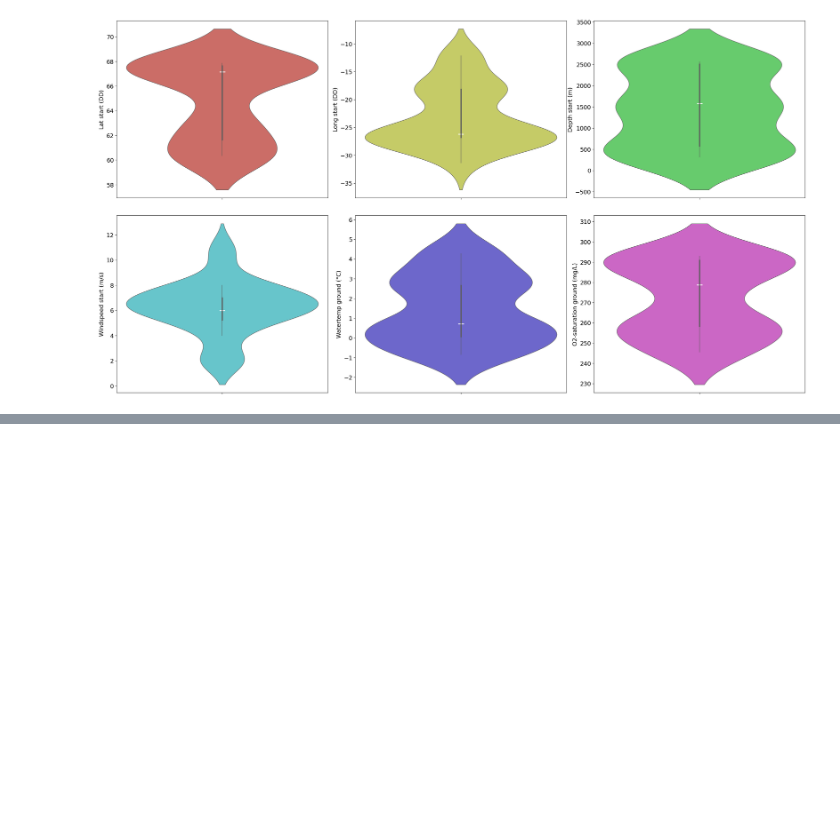
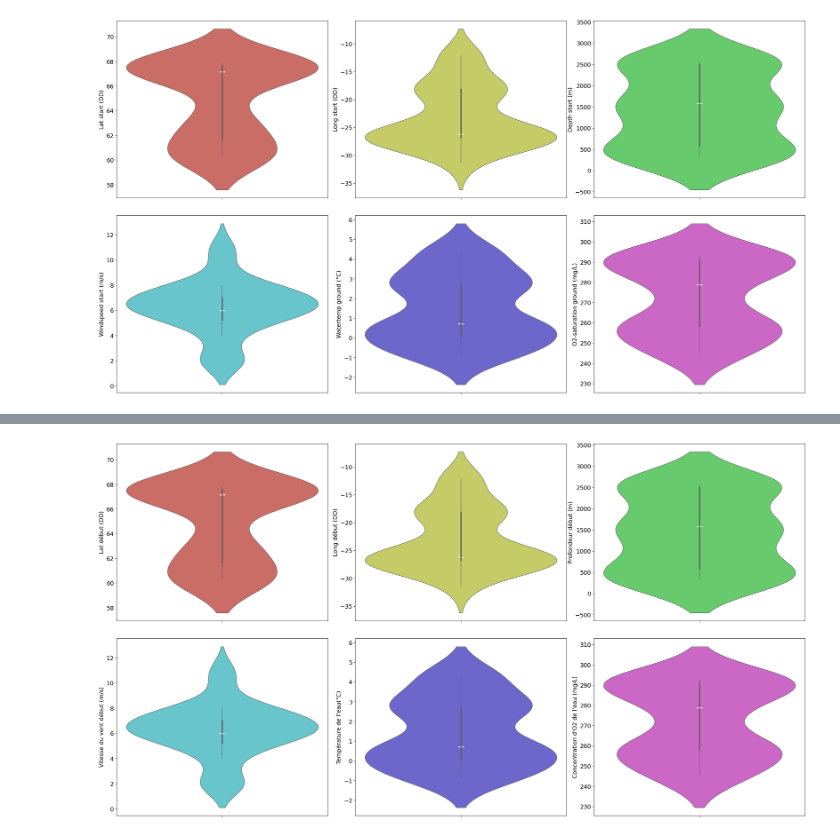
Before and after one commit to tahiri-lab/py_madaclim, a Jupyter notebook: workdir/aPhyloGeo/bin/subplot.ipynb, the cells around one changed output, grey strips where cells are left out. Cells and saved outputs as stored; diff of their text form; code cells hidden in the pictures; blank space fills up the shorter version.

```diff
--- a/workdir/aPhyloGeo/bin/subplot.ipynb
+++ b/workdir/aPhyloGeo/bin/subplot.ipynb
@@ -38,0 +50,38 @@ plt.show()
+# %%
+import pandas as pd
+import seaborn as sns
+import matplotlib.pyplot as plt
+import math
+
+df = pd.read_csv(r'..\data\data3.csv')
+columns = ['Lat_start_dec', 'Long_start_dec', 'Depth_start', 'Wind_speed_start', 'Watertemp_ground', 'O2-saturation_ground']
+column_names = ['Lat début (DD)', 'Long début (DD)', 'Profondeur début (m)', 'Vitesse du vent début (m/s)', 'Température de l\'eau(°C)', 'Concentration d\'O2 de l\'eau (mg/L)']
+fig, axs = plt.subplots(nrows=2, ncols=math.ceil(len(columns)/2), figsize=(8*math.ceil(len(columns)/2), 14), dpi=120)
+palette = sns.color_palette("hls", len(columns))
+
+for i, column in enumerate(columns):
+    row = i // math.ceil(len(columns)/2)
+    col = i % math.ceil(len(columns)/2)
+    sns.violinplot(y=df[column], ax=axs[row][col], color=palette[i], orient='v', linewidth=1)
+    axs[row][col].set_xlabel("")
+    axs[row][col].set_ylabel(column_names[i], fontsize=14)
+    axs[row][col].tick_params(axis='both', labelsize=14)
+
+    mean = df[column].mean()
+    median = df[column].median()
+    std_dev = df[column].std()
+    quartiles = df[column].quantile([0.25, 0.75]).values
+
+    x_center = axs[row][col].collections[0].get_paths()[0].vertices[:, 0].mean()
+
+    # Plot the median line only across the middle of the violin plot
+    axs[row][col].plot([x_center - 0.01, x_center + 0.01], [median, median], color='white', linestyle='-', linewidth=2)
+
+
+plt.tight_layout(rect=[0, 0.03, 1, 0.95])
+plt.subplots_adjust(hspace=0.1, wspace=0.13)  # Reduced hspace and wspace
+
+plt.savefig('../images/figure1_fr.jpg', format='jpg', dpi=300)
+plt.show()
+# %% [output]
+[figure, added]
```
Also changed, not shown: parts of 7 cells of this notebook, 14 other files.
